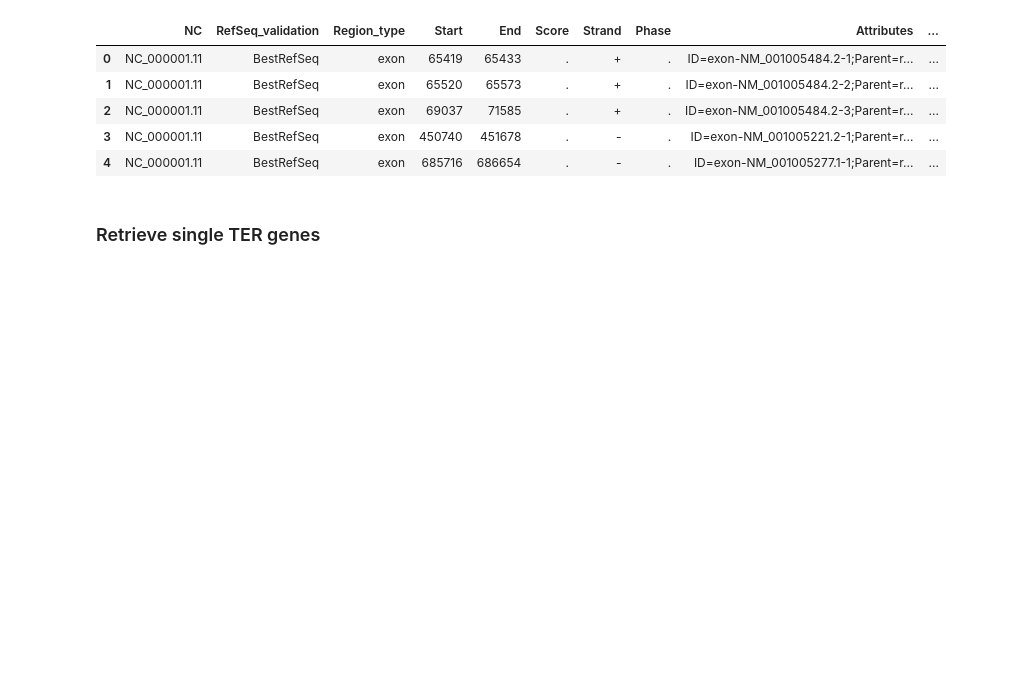
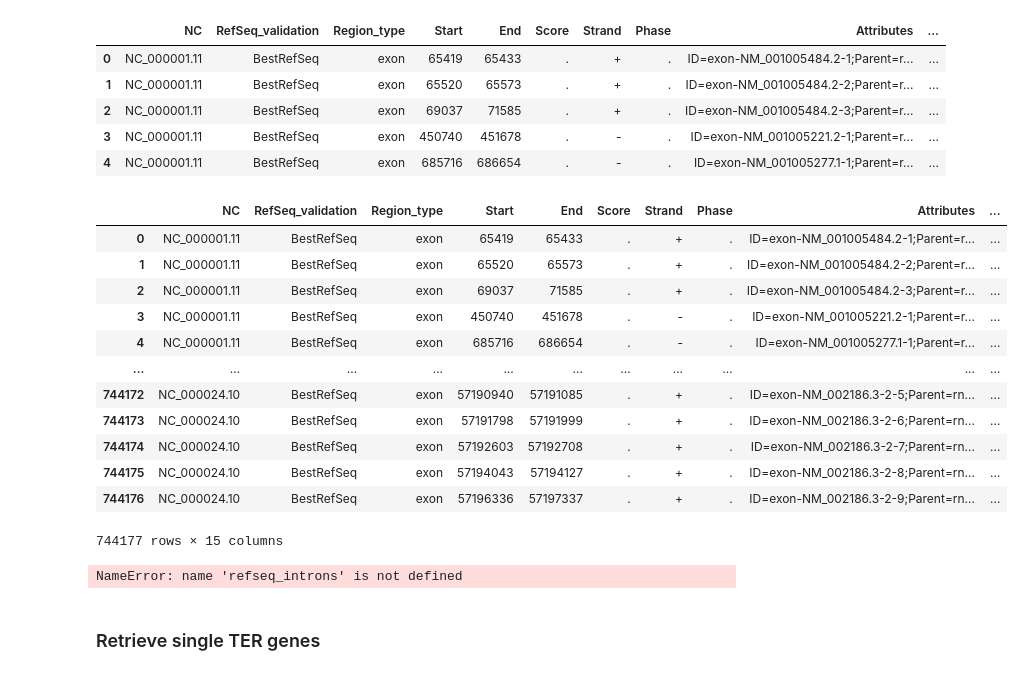
Before and after one commit to weber8thomas/MISOG_SISOG, a Jupyter notebook: src/misog_sisog_analysis.ipynb, the cells around one changed output. Saved outputs shown, nothing was run; the diff lists cells and outputs as text; code cells hidden in the pictures; blank space fills up the shorter version.

```diff
--- a/src/misog_sisog_analysis.ipynb
+++ b/src/misog_sisog_analysis.ipynb
@@ -127,6 +147,26 @@ refseq_exons_utr.head()
 | 2 | NC_000001.11 | BestRefSeq | exon | 69037 | 71585 | . | + | . | ID=exon-NM_001005484.2-3;Parent=r... | ... |
 | 3 | NC_000001.11 | BestRefSeq | exon | 450740 | 451678 | . | - | . | ID=exon-NM_001005221.2-1;Parent=r... | ... |
 | 4 | NC_000001.11 | BestRefSeq | exon | 685716 | 686654 | . | - | . | ID=exon-NM_001005277.1-1;Parent=r... | ... |
+# %%
+refseq_exons_utr
+# %% [output]
+|  | NC | RefSeq_validation | Region_type | Start | End | Score | Strand | Phase | Attributes | ... |
+| 0 | NC_000001.11 | BestRefSeq | exon | 65419 | 65433 | . | + | . | ID=exon-NM_001005484.2-1;Parent=r... | ... |
+| 1 | NC_000001.11 | BestRefSeq | exon | 65520 | 65573 | . | + | . | ID=exon-NM_001005484.2-2;Parent=r... | ... |
+| 2 | NC_000001.11 | BestRefSeq | exon | 69037 | 71585 | . | + | . | ID=exon-NM_001005484.2-3;Parent=r... | ... |
+| 3 | NC_000001.11 | BestRefSeq | exon | 450740 | 451678 | . | - | . | ID=exon-NM_001005221.2-1;Parent=r... | ... |
+| 4 | NC_000001.11 | BestRefSeq | exon | 685716 | 686654 | . | - | . | ID=exon-NM_001005277.1-1;Parent=r... | ... |
+| ... | ... | ... | ... | ... | ... | ... | ... | ... | ... | ... |
+| 744172 | NC_000024.10 | BestRefSeq | exon | 57190940 | 57191085 | . | + | . | ID=exon-NM_002186.3-2-5;Parent=rn... | ... |
+| 744173 | NC_000024.10 | BestRefSeq | exon | 57191798 | 57191999 | . | + | . | ID=exon-NM_002186.3-2-6;Parent=rn... | ... |
+| 744174 | NC_000024.10 | BestRefSeq | exon | 57192603 | 57192708 | . | + | . | ID=exon-NM_002186.3-2-7;Parent=rn... | ... |
+| 744175 | NC_000024.10 | BestRefSeq | exon | 57194043 | 57194127 | . | + | . | ID=exon-NM_002186.3-2-8;Parent=rn... | ... |
+| 744176 | NC_000024.10 | BestRefSeq | exon | 57196336 | 57197337 | . | + | . | ID=exon-NM_002186.3-2-9;Parent=rn... | ... |
+744177 rows × 15 columns
+# %%
+refseq_intron
+# %% [output]
+NameError: name 'refseq_introns' is not defined
 # %% [markdown]
 ### Retrieve single TER genes
 # %%
```
Also changed, not shown: parts of 7 cells of this notebook.
